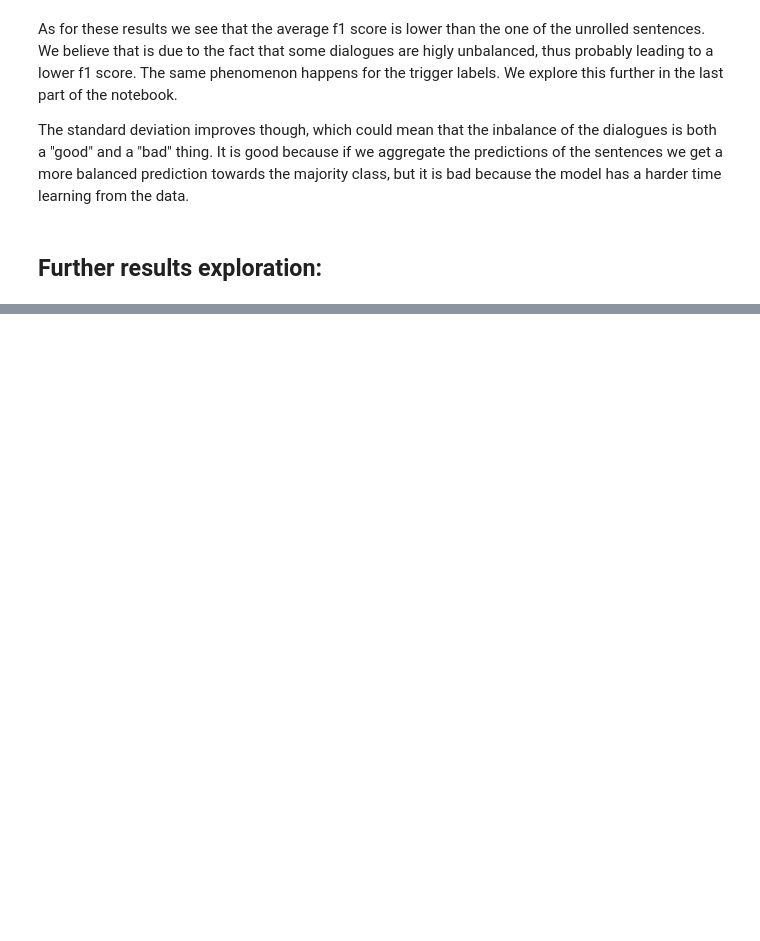
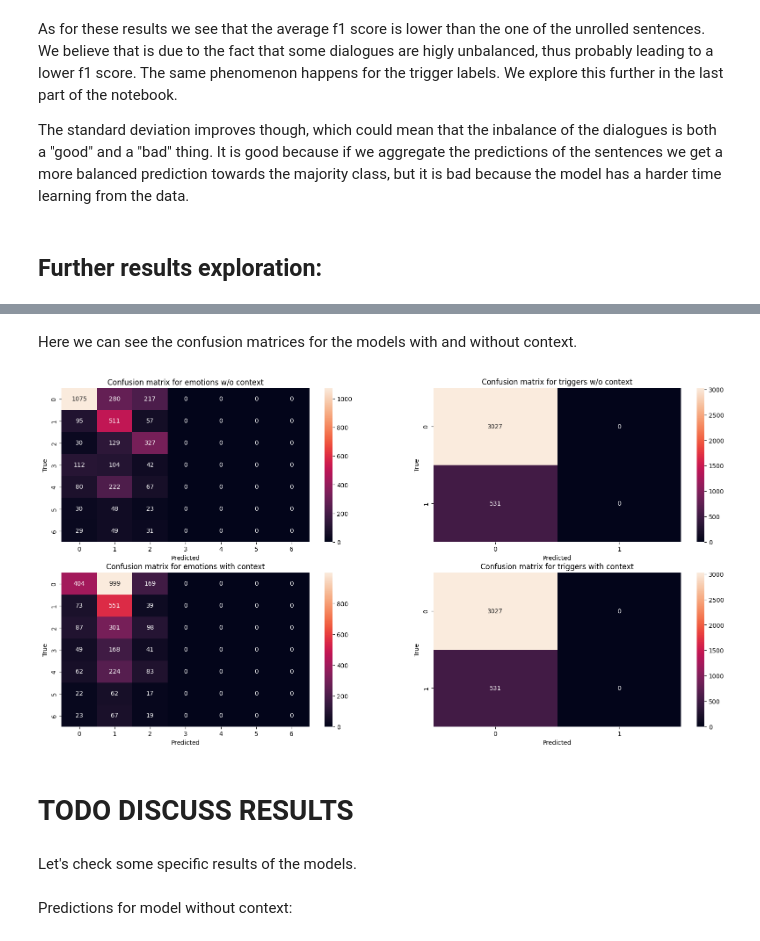
Before and after one commit to CipStr/NLProject, a Jupyter notebook: NLP_standard_project.ipynb, the cells around one changed output, grey strips where cells are left out. Saved outputs shown, nothing was run; the diff lists cells and outputs as text; code cells hidden in the pictures; blank space fills up the shorter version.

```diff
--- a/NLP_standard_project.ipynb
+++ b/NLP_standard_project.ipynb
@@ -1057,7 +1105,7 @@ def validation_context(epoch, val_loss_min_input):
 
     return val_loss_min_input
 # %%
-def validation(epoch, val_loss_min_input):
+def validation(model, epoch, val_loss_min_input, class_weights=True):
     num_batches = len(val_loader)
     model.eval()
     val_loss = 0
@@ -1070,7 +1118,10 @@ def validation(epoch, val_loss_min_input):
             target_trigger = data['trigger'].to(device, dtype = torch.float)
 
             output_emotion, output_target = model(ids, mask, token_type_ids)
-            val_loss += compute_loss(output_emotion, output_target, target_emotion, target_trigger).item()
+            if class_weights:
+                val_loss += compute_loss(output_emotion, output_target, target_emotion, target_trigger).item()
+            else:
+                val_loss += compute_loss_no_weights(output_emotion, output_target, target_emotion, target_trigger).item()
 
         val_loss /= num_batches
         #outputs, targets = fin_outputs, fin_targets
@@ -1093,8 +1146,8 @@ BeRT model training:
 val_loss_min = np.Inf
 for epoch in range(EPOCHS):
     print(f"Epoch {epoch + 1}\n-------------------------------")
-    train_context()
-    val_loss_min = validation_context(epoch, val_loss_min)
+    train_context(model_context, class_weights=True)
+    val_loss_min = validation_context(model_context, epoch, val_loss_min, class_weights=True)
 # %% [output]
 Epoch 1
 -------------------------------
@@ -1283,0 +1412,42 @@ The standard deviation improves though, which could mean that the inbalance of t
+# %% [markdown]
+Here we can see the confusion matrices for the models with and without context.
+# %%
+# get confusion matrices for triggers and emotions
+from sklearn.metrics import multilabel_confusion_matrix, confusion_matrix
+import seaborn as sns
+
+cm_emotions = confusion_matrix(targets_emotion, outputs_emotion)
+cm_triggers = confusion_matrix(targets_trigger, trigger_max_pred)
+
+cm_emotions_context = confusion_matrix(targets_emotion_context, outputs_emotion_context)
+cm_triggers_context = confusion_matrix(targets_trigger_context, outputs_trigger_context)
+
+# plot confusion matrices for triggers and emotions
+plt.figure(figsize=(20,10))
+plt.subplot(2, 2, 1)
+plt.title("Confusion matrix for emotions w/o context")
+sns.heatmap(cm_emotions, annot=True, cmap=sns.color_palette("rocket", as_cmap=True), fmt='g')
+plt.xlabel("Predicted")
+plt.ylabel("True")
+plt.subplot(2, 2, 2)
+plt.title("Confusion matrix for triggers w/o context")
+sns.heatmap(cm_triggers, annot=True, cmap=sns.color_palette("rocket", as_cmap=True), fmt='g')
+plt.xlabel("Predicted")
+plt.ylabel("True")
+plt.subplot(2, 2, 3)
+plt.title("Confusion matrix for emotions with context")
+sns.heatmap(cm_emotions_context, annot=True, cmap=sns.color_palette("rocket", as_cmap=True), fmt='g')
+plt.xlabel("Predicted")
+plt.ylabel("True")
+plt.subplot(2, 2, 4)
+plt.title("Confusion matrix for triggers with context")
+sns.heatmap(cm_triggers_context, annot=True, cmap=sns.color_palette("rocket", as_cmap=True), fmt='g')
+plt.xlabel("Predicted")
+plt.ylabel("True")
+plt.show()
+# %% [output]
+[figure, added]
+# %% [markdown]
+# TODO DISCUSS RESULTS
+# %% [markdown]
+Let's check some specific results of the models.
@@ -1283,0 +1493,2 @@ The standard deviation improves though, which could mean that the inbalance of t
+# %% [markdown]
+Predictions for model without context:
```
Also changed, not shown: parts of 63 cells of this notebook.
